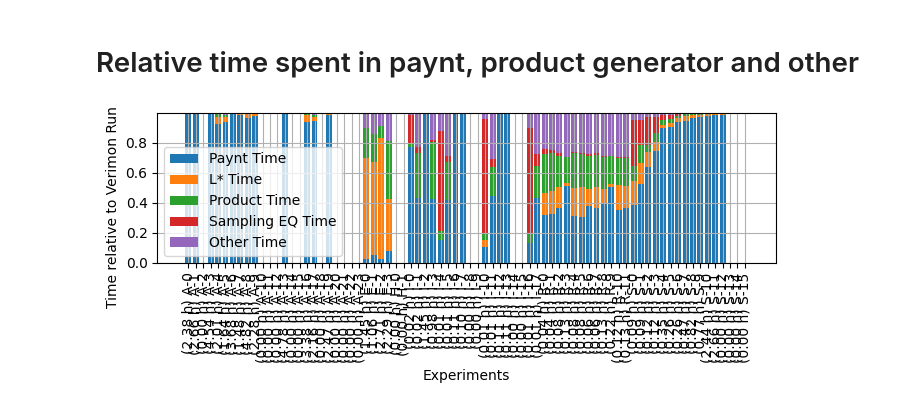
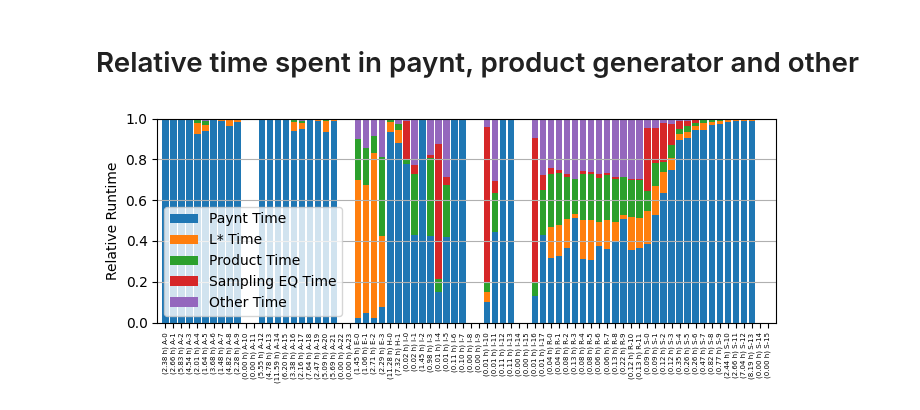
Before and after one commit to lukovdm/monitor-conformence, a Jupyter notebook: notebooks/Analysis.ipynb, the cells around one changed output. Drawn from its saved outputs; the diff is of its cells as text; code cells hidden in the pictures.

Commit message:
Add new plots and new table

```diff
--- a/notebooks/Analysis.ipynb
+++ b/notebooks/Analysis.ipynb
@@ -439,41 +458,44 @@ else:
 
 plt.figure(figsize=(7, 3))
 index = range(len(filtered_data))
 bottom = np.zeros(len(filtered_data))
 
 
-plt.bar(index, paynt_times, label="Paynt Time")
+plt.bar(index, paynt_times, width=0.8, label="Paynt Time")
 bottom += paynt_times
-plt.bar(index, lstar_times, bottom=bottom, label="L* Time")
+plt.bar(index, lstar_times, bottom=bottom, width=0.8, label="L* Time")
 bottom += lstar_times
-plt.bar(index, product_times, bottom=bottom, label="Product Time")
+plt.bar(index, product_times, bottom=bottom, width=0.8, label="Product Time")
 bottom += product_times
 plt.bar(
     index,
     eq_times,
     bottom=bottom,
+    width=0.8,
     label="Sampling EQ Time",
 )
 bottom += eq_times
 plt.bar(
     index,
     other_times,
     bottom=bottom,
+    width=0.8,
     label="Other Time",
 )
 
-plt.xlabel("Experiments")
-plt.ylabel("Time relative to Verimon Run Time")
-plt.xticks(index, experiment_names, rotation=90)
+plt.ylabel("Relative Runtime")
+plt.xticks(index, experiment_names, rotation=90, fontsize=5)
 plt.legend()
+plt.xlim(-1, len(filtered_data))
+plt.ylim(0, 1)
 
 plt.tight_layout()
-plt.grid()
+plt.grid(axis="y")
 if save_figures:
     plt.savefig(f"{save_path}/verimon_times.pgf", bbox_inches="tight")
 plt.show()
 # %% [output]
-[figure, old version]
+[figure, new version]
 # %%
 from verimon.analysis import runtime_from_logs
 
```
Also changed, not shown: parts of 9 cells of this notebook, 12 other files.
